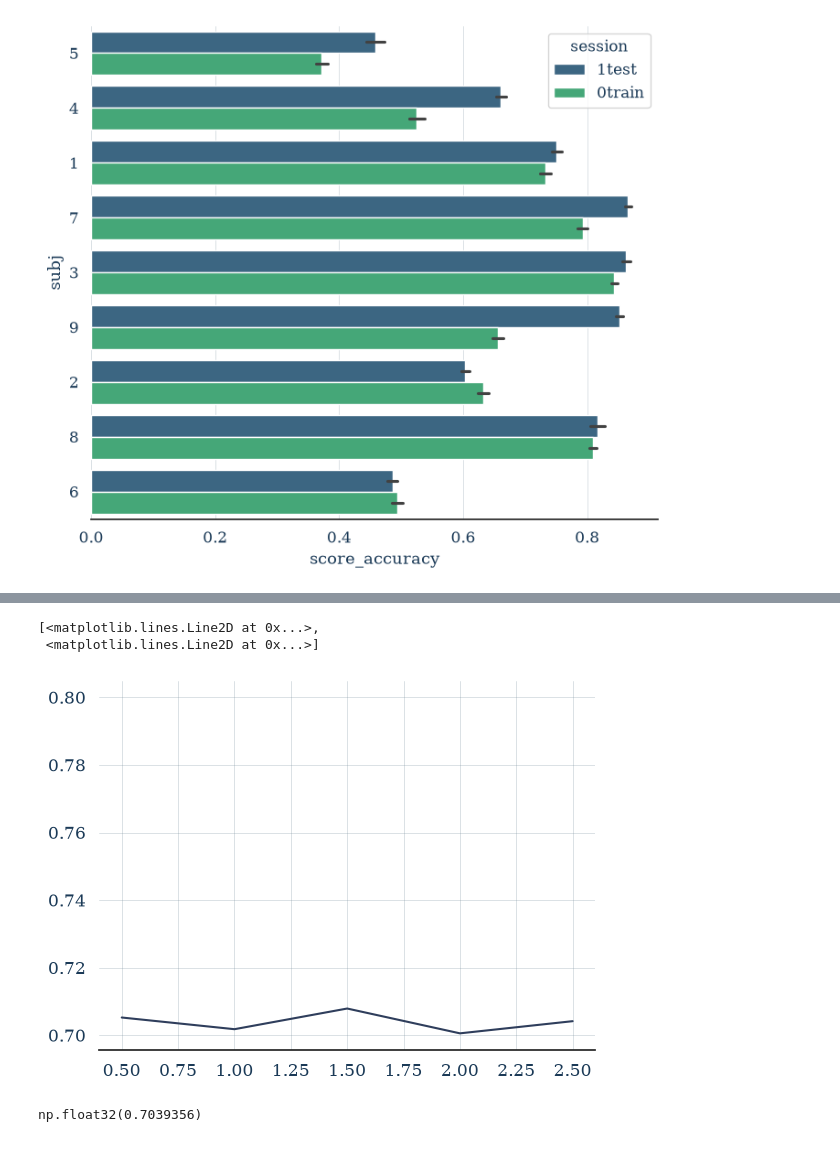
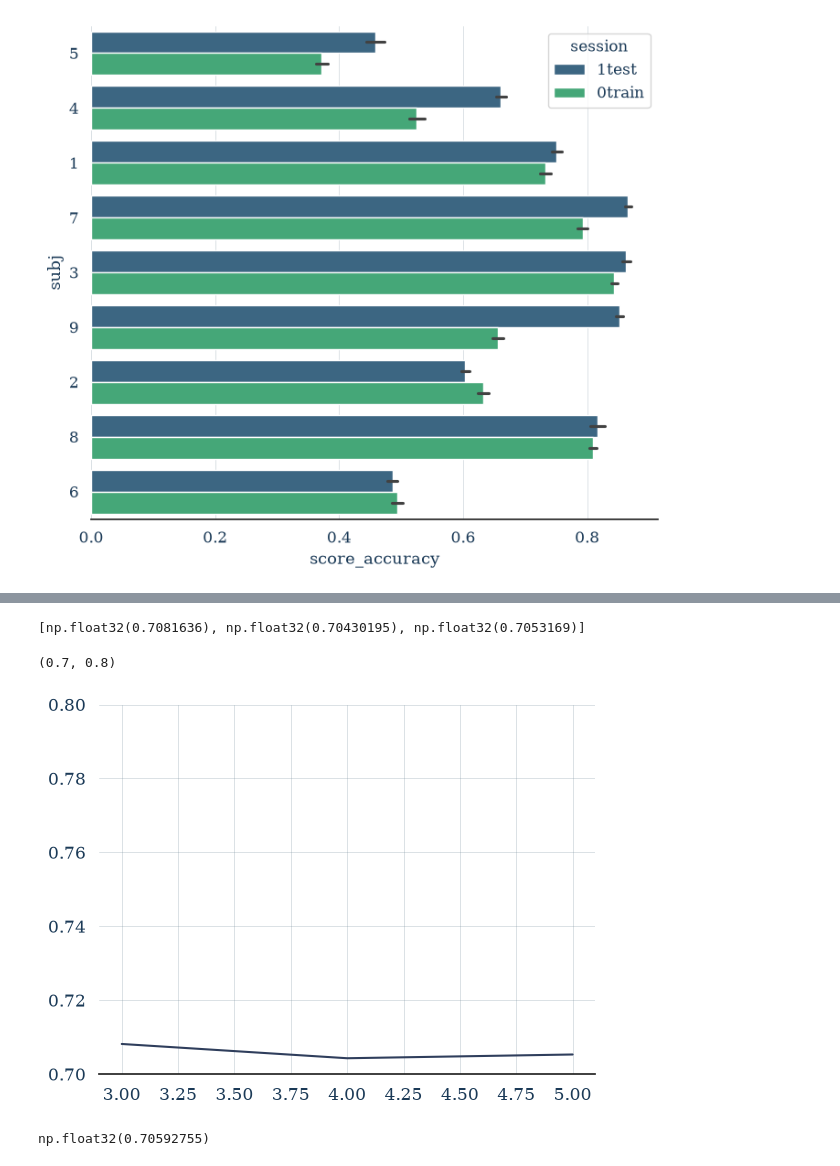
Before and after one commit to HindAlz/EEGMotorImagery-Classification, a Jupyter notebook: Code/6_RobustScale.ipynb, the cells around one changed output, grey strips where cells are left out. Cells and saved outputs as stored; diff of their text form; code cells hidden in the pictures.

```diff
--- a/Code/6_RobustScale.ipynb
+++ b/Code/6_RobustScale.ipynb
@@ -276,7 +274,7 @@ Avg macro F1=  0.7039217
 17       9   1test        0.852444
 [figure]
 # %%
-factors=[0.5, 1, 1.5, 2, 2.5]
+factors=[3, 4, 5]
 num=2
 # %%
 
@@ -463,10 +460,14 @@ Done.
+# %%
+accuracy
+# %% [output]
+[np.float32(0.7081636), np.float32(0.70430195), np.float32(0.7053169)]
 # %%
-plt.plot(factors, accuracy, 0.7, 0.8)
+plt.plot(factors, accuracy)
+plt.ylim(0.7, 0.8)
 # %% [output]
-[<matplotlib.lines.Line2D at 0x...>,
- <matplotlib.lines.Line2D at 0x...>]
+(0.7, 0.8)
-[figure, old version]
+[figure, new version]
 # %%
 sum(accuracy)/len(accuracy)
 # %% [output]
-np.float32(0.7039356)
+np.float32(0.70592755)
```
Also changed, not shown: parts of 11 cells of this notebook, 1 other file.
